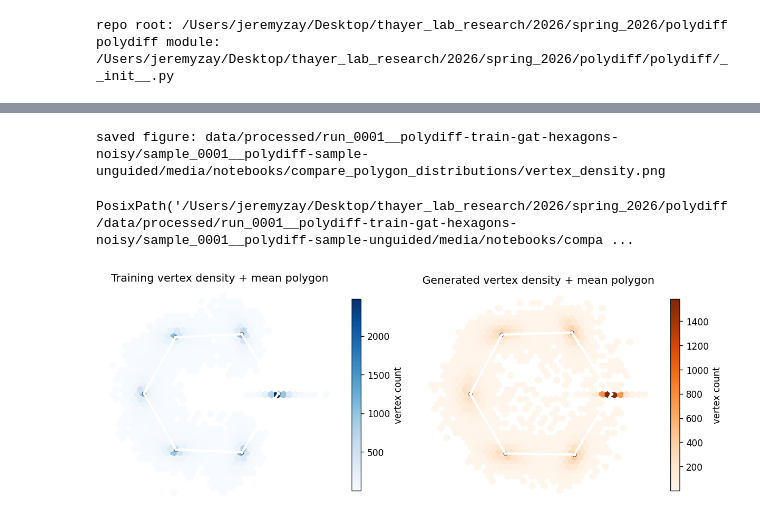
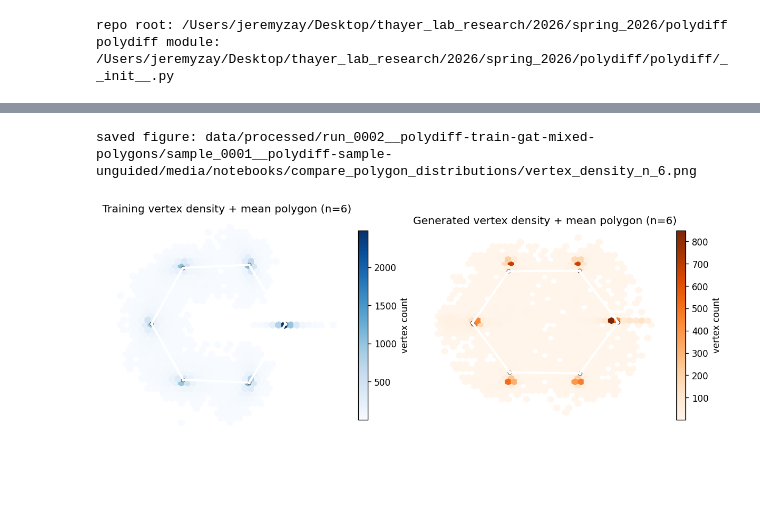
Before and after one commit to Jerenemy/polydiff, a Jupyter notebook: notebooks/compare_polygon_distributions.ipynb, the cells around one changed output, grey strips where cells are left out. Cells and saved outputs as stored; diff of their text form; code cells hidden in the pictures; blank space fills up the shorter version.

```diff
--- a/notebooks/compare_polygon_distributions.ipynb
+++ b/notebooks/compare_polygon_distributions.ipynb
@@ -137,6 +139,7 @@ MAX_GALLERY = 16
 MAX_PCA_SAMPLES_PER_SET = 5000
 RANDOM_SEED = 0
 AUTO_SAVE_FIGURES = True
+ANALYSIS_N_VERTICES = None  # Set to an int to force PCA/vertex-density analysis on that polygon size.
 FIGURE_SAVE_DIR = default_figure_save_dir(GENERATED_PATH)
 if AUTO_SAVE_FIGURES:
     paths.ensure_dir(FIGURE_SAVE_DIR)
@@ -626,18 +740,28 @@ What to expect with the default inputs:
 # %%
-train_density = sample_rows(train_aligned, MAX_PCA_SAMPLES_PER_SET, RANDOM_SEED)
-gen_density = sample_rows(gen_aligned, MAX_PCA_SAMPLES_PER_SET, RANDOM_SEED + 1)
+if SELECTED_ANALYSIS_N is None:
+    print("No shared n_vertices between training and generated; skipping vertex density plots.")
+else:
+    train_density = sample_rows(
+        select_polygons_by_size(train_aligned, training["num_vertices"], SELECTED_ANALYSIS_N),
+        MAX_PCA_SAMPLES_PER_SET,
+        RANDOM_SEED,
+    )
+    gen_density = sample_rows(
+        select_polygons_by_size(gen_aligned, generated["num_vertices"], SELECTED_ANALYSIS_N),
+        MAX_PCA_SAMPLES_PER_SET,
+        RANDOM_SEED + 1,
+    )
 
-fig, axes = plt.subplots(1, 2, figsize=(10.0, 4.0))
-hb_train = plot_vertex_density(axes[0], train_density, "Training vertex density + mean polygon", cmap="Blues")
-hb_gen = plot_vertex_density(axes[1], gen_density, "Generated vertex density + mean polygon", cmap="Oranges")
-fig.colorbar(hb_train, ax=axes[0], shrink=0.8, label="vertex count")
-fig.colorbar(hb_gen, ax=axes[1], shrink=0.8, label="vertex count")
-fig.tight_layout()
-maybe_save_figure(fig, "vertex_density")
+    fig, axes = plt.subplots(1, 2, figsize=(10.0, 4.0))
+    hb_train = plot_vertex_density(axes[0], train_density, f"Training vertex density + mean polygon (n={SELECTED_ANALYSIS_N})", cmap="Blues")
+    hb_gen = plot_vertex_density(axes[1], gen_density, f"Generated vertex density + mean polygon (n={SELECTED_ANALYSIS_N})", cmap="Oranges")
+    fig.colorbar(hb_train, ax=axes[0], shrink=0.8, label="vertex count")
+    fig.colorbar(hb_gen, ax=axes[1], shrink=0.8, label="vertex count")
+    fig.tight_layout()
+    maybe_save_figure(fig, f"vertex_density_n_{SELECTED_ANALYSIS_N}")
 # %% [output]
-saved figure: data/processed/run_0001__polydiff-train-gat-hexagons-noisy/sample_0001__polydiff-sample-unguided/media/notebooks/compare_polygon_distributions/vertex_density.png
+saved figure: data/processed/run_0002__polydiff-train-gat-mixed-polygons/sample_0001__polydiff-sample-unguided/media/notebooks/compare_polygon_distributions/vertex_density_n_6.png
-PosixPath('/Users/jeremyzay/Desktop/thayer_lab_research/2026/spring_2026/polydiff/data/processed/run_0001__polydiff-train-gat-hexagons-noisy/sample_0001__polydiff-sample-unguided/media/notebooks/compa ...
-[figure, old version]
+[figure, new version]
 # %% [markdown]
 ## Training Deform vs Score
 
```
Also changed, not shown: parts of 18 cells of this notebook, 30 other files.
